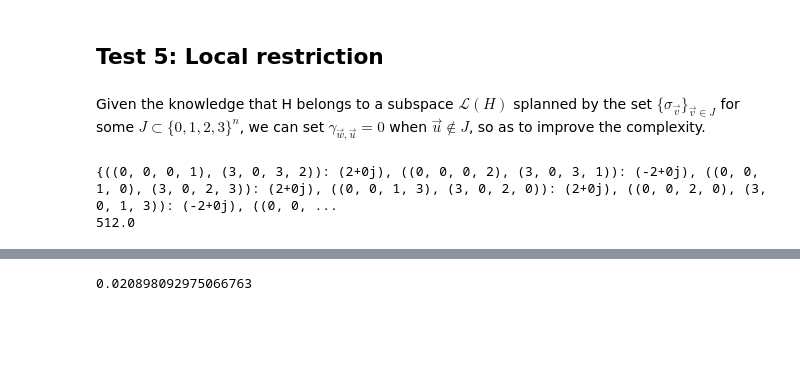
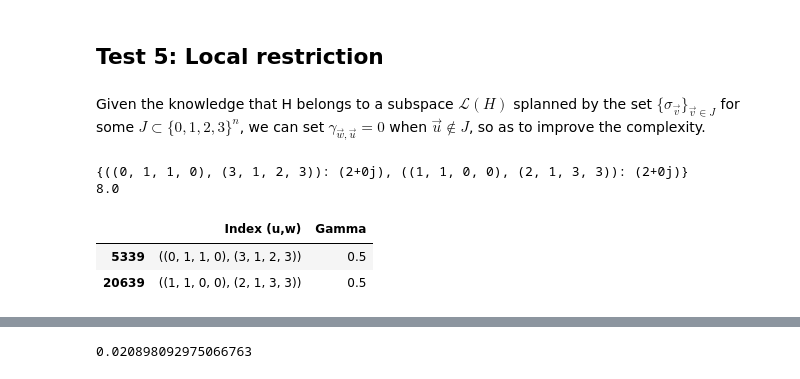
Before and after one commit to Sam-XiaoyueLi/Murao_Hamiltonina_dynamics_approx, a Jupyter notebook: PTM.ipynb, the cells around one changed output, grey strips where cells are left out. Drawn from its saved outputs; the diff is of its cells as text; code cells hidden in the pictures; blank space fills up the shorter version.

```diff
--- a/PTM.ipynb
+++ b/PTM.ipynb
@@ -154,12 +154,16 @@ Given the knowledge that H belongs to a subspace $\mathcal{L} (H)$ splanned by t
 # %%
 D = [(1,(3,0,3,3))]
 sys = commutator_type_dynamics(D)
 sys.J = [(1,1,0,0), (0,1,1,0)]
-sys.local_restriction = False
+sys.local_restriction = True
 sys.run_PTM()
 filtered_PTM = sys.filter_out_zeros(sys.gamma_uw_dict)
 print(filtered_PTM)
 print(sys.beta)
+sys.show_prob_uw_distribution()
 # %% [output]
-{((0, 0, 0, 1), (3, 0, 3, 2)): (2+0j), ((0, 0, 0, 2), (3, 0, 3, 1)): (-2+0j), ((0, 0, 1, 0), (3, 0, 2, 3)): (2+0j), ((0, 0, 1, 3), (3, 0, 2, 0)): (2+0j), ((0, 0, 2, 0), (3, 0, 1, 3)): (-2+0j), ((0, 0, ...
-512.0
+{((0, 1, 1, 0), (3, 1, 2, 3)): (2+0j), ((1, 1, 0, 0), (2, 1, 3, 3)): (2+0j)}
+8.0
+|  | Index (u,w) | Gamma |
+| 5339 | ((0, 1, 1, 0), (3, 1, 2, 3)) | 0.5 |
+| 20639 | ((1, 1, 0, 0), (2, 1, 3, 3)) | 0.5 |
```
Also changed, not shown: parts of 5 cells of this notebook, 1 other file.
